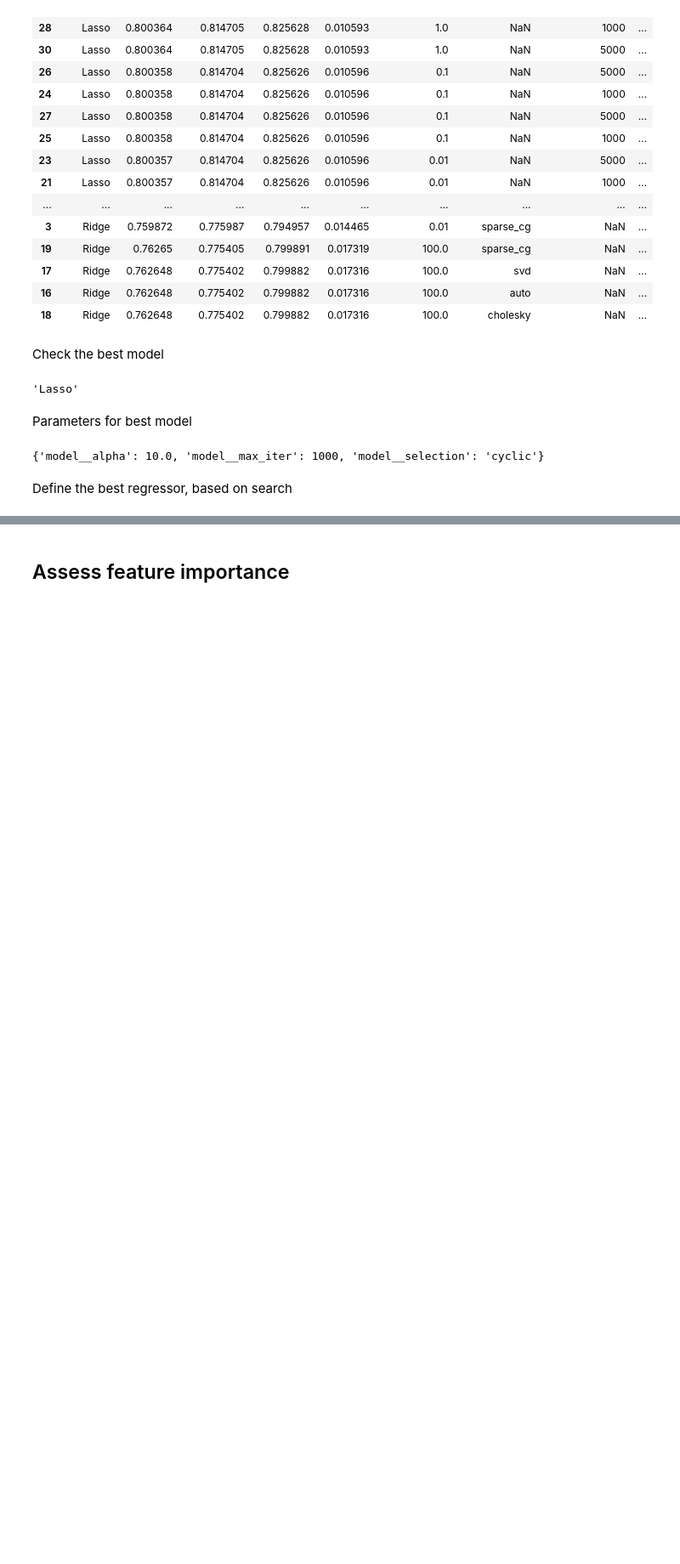
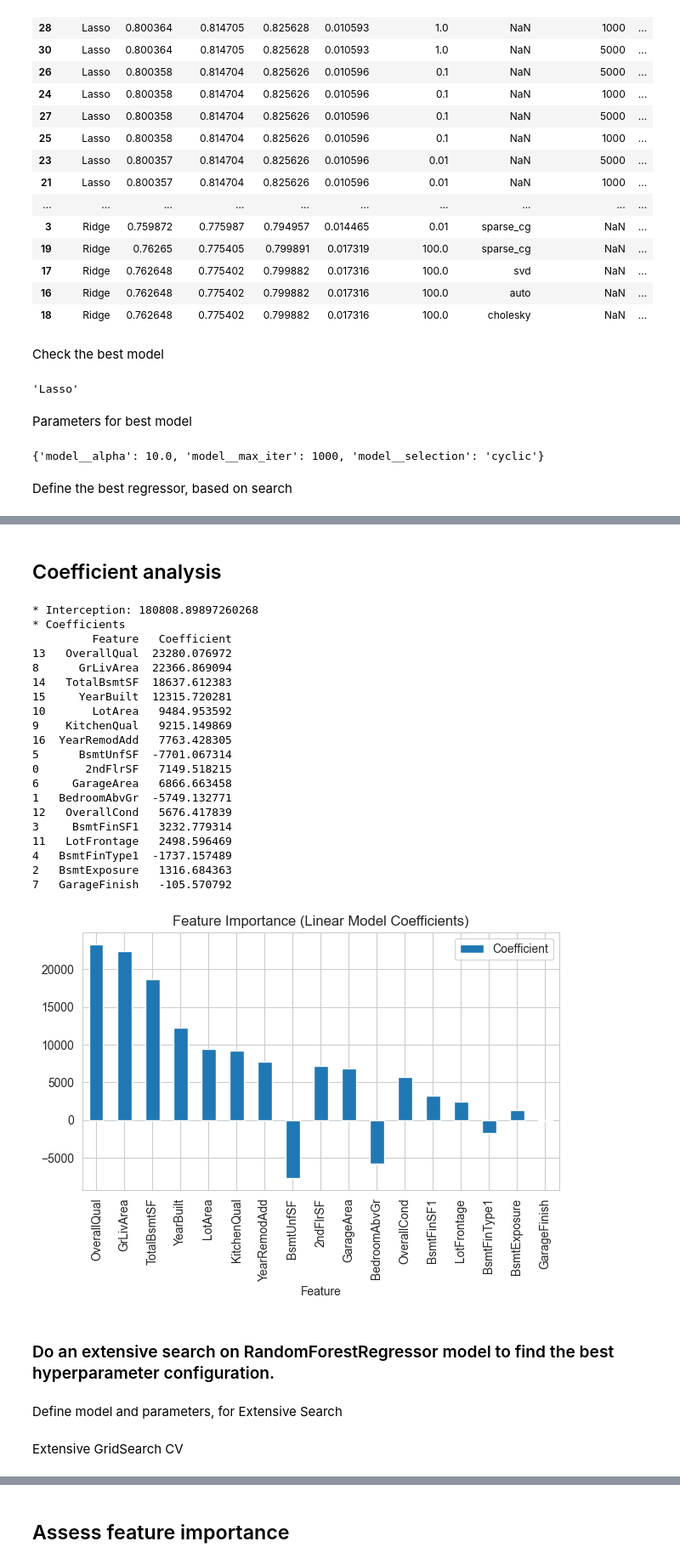
Before and after one commit to Fariba-Kamani/Heritage-House-Price-Insight-Predictor, a Jupyter notebook: jupyter_notebooks/05-Modeling and Evaluation-SalePrice.ipynb, the cells around one changed output, grey strips where cells are left out. Shown: that part at 85% size. Cells and saved outputs as stored; diff of their text form; code cells hidden in the pictures; blank space fills up the shorter version.

```diff
--- a/jupyter_notebooks/05-Modeling and Evaluation-SalePrice.ipynb
+++ b/jupyter_notebooks/05-Modeling and Evaluation-SalePrice.ipynb
@@ -540,0 +520,3 @@ Pipeline(steps=[('drop_features',
+# %%
+best_regressor_pipeline_lasso = grid_search_pipelines[best_model_lasso].best_estimator_
+best_regressor_pipeline_lasso
@@ -540,0 +541,72 @@ Pipeline(steps=[('drop_features',
+# %% [markdown]
+## Coefficient analysis
+# %%
+def linear_model_coefficients(model, columns):
+    print(f"* Interception: {model.intercept_}")
+
+    coeff_df = pd.DataFrame({
+        'Feature': columns,
+        'Coefficient': model.coef_
+    }).sort_values(by='Coefficient', key=abs, ascending=False)
+
+    print("* Coefficients")
+    print(coeff_df)
+
+    # Plot
+    coeff_df.plot(kind='bar', x='Feature', y='Coefficient')
+    plt.title("Feature Importance (Linear Model Coefficients)")
+    plt.tight_layout()
+    plt.show()
+# %%
+# Step 1: Run pipeline up to just before 'feat_selection'
+pipeline_before_selection = Pipeline(best_regressor_pipeline_lasso.steps[:12])
+X_engineered = pipeline_before_selection.transform(X_train)
+
+# Step 2: Infer correct column names dynamically
+# This assumes you're using feature_engine transformers which store variables_
+feature_names = []
+
+for name, step in pipeline_before_selection.steps:
+    if hasattr(step, 'variables_'):
+        feature_names = step.variables_
+    elif hasattr(step, 'get_feature_names_out'):
+        feature_names = step.get_feature_names_out()
+    # fall back to current columns
+    elif isinstance(X_train, pd.DataFrame):
+        feature_names = X_train.columns
+
+# Now verify shape matches
+X_engineered_df = pd.DataFrame(X_engineered, columns=feature_names)
+
+# Step 3: Get selected features by name
+mask = best_regressor_pipeline_lasso['feat_selection'].get_support()
+selected_features = X_engineered_df.columns[mask].to_list()
+
+# Step 4: Plot and print coefficients
+linear_model_coefficients(best_regressor_pipeline_lasso['model'], selected_features)
+# %% [output]
+* Interception: 180808.89897260268
+* Coefficients
+         Feature   Coefficient
+13   OverallQual  23280.076972
+8      GrLivArea  22366.869094
+14   TotalBsmtSF  18637.612383
+15     YearBuilt  12315.720281
+10       LotArea   9484.953592
+9    KitchenQual   9215.149869
+16  YearRemodAdd   7763.428305
+5      BsmtUnfSF  -7701.067314
+0       2ndFlrSF   7149.518215
+6     GarageArea   6866.663458
+1   BedroomAbvGr  -5749.132771
+12   OverallCond   5676.417839
+3     BsmtFinSF1   3232.779314
+11   LotFrontage   2498.596469
+4   BsmtFinType1  -1737.157489
+2   BsmtExposure   1316.684363
+7   GarageFinish   -105.570792
+[figure, added]
+# %% [markdown]
+### Do an extensive search on RandomForestRegressor model to find the best hyperparameter configuration.
+# %% [markdown]
+Define model and parameters, for Extensive Search
@@ -540,0 +631,2 @@ Pipeline(steps=[('drop_features',
+# %% [markdown]
+Extensive GridSearch CV
```
Also changed, not shown: parts of 31 cells of this notebook.
